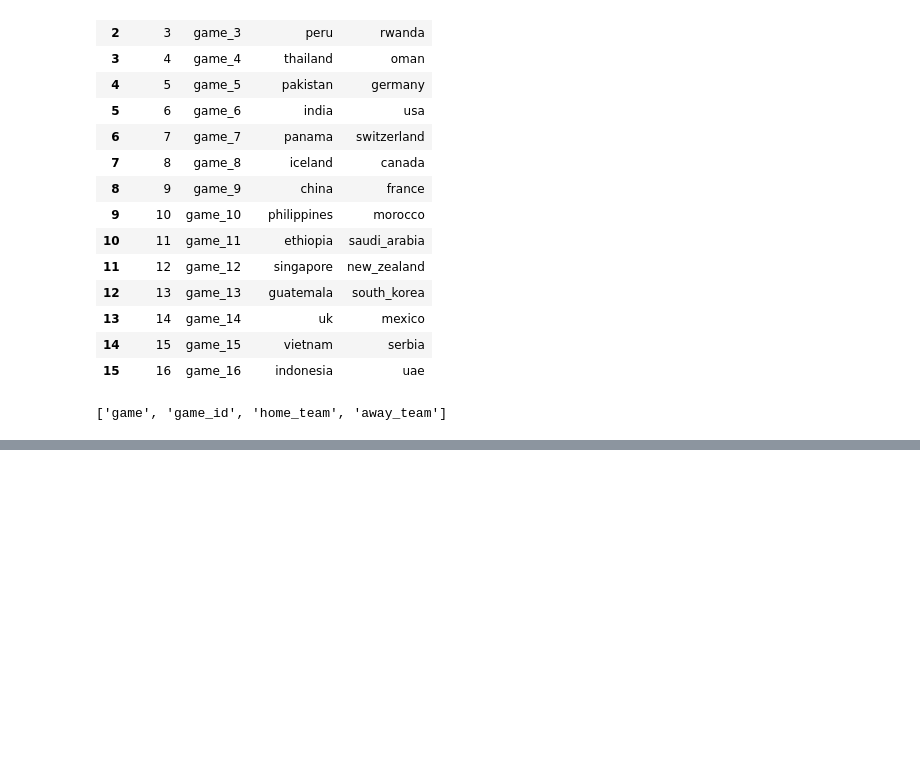
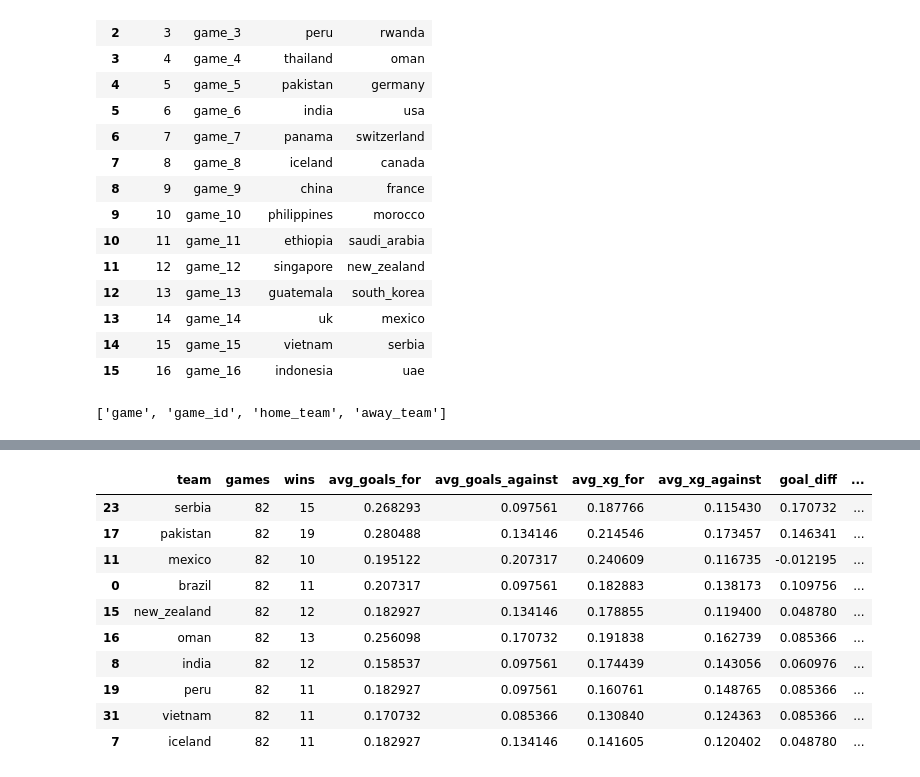
Before and after one commit to Krishnapabbu17/Wharton-DS-Project, a Jupyter notebook: notebooks/01_eda.ipynb, the cells around one changed output, grey strips where cells are left out. Saved outputs shown, nothing was run; the diff lists cells and outputs as text; code cells hidden in the pictures; blank space fills up the shorter version.

```diff
--- a/notebooks/01_eda.ipynb
+++ b/notebooks/01_eda.ipynb
@@ -133,0 +153,15 @@ matchups.columns.tolist()
+# %%
+# Replace "game_id" if needed
+game_cols = ["game_id", "home_team", "away_team",
+             "home_goals", "away_goals",
+             "home_xg", "away_xg"]
+
+games = (
+    whl
+    .sort_values("game_id")
+    .drop_duplicates("game_id")
+    [game_cols]
+    .copy()
+)
+
+games.head()
@@ -133,0 +233,22 @@ matchups.columns.tolist()
+# %%
+team_table["strength_score"] = (
+    0.5 * team_table["xg_diff"] +
+    0.3 * team_table["goal_diff"] +
+    0.2 * team_table["win_pct"]
+)
+
+power_rankings = team_table.sort_values("strength_score", ascending=False)
+
+power_rankings.head(10)
+# %% [output]
+|  | team | games | wins | avg_goals_for | avg_goals_against | avg_xg_for | avg_xg_against | goal_diff | ... |
+| 23 | serbia | 82 | 15 | 0.268293 | 0.097561 | 0.187766 | 0.115430 | 0.170732 | ... |
+| 17 | pakistan | 82 | 19 | 0.280488 | 0.134146 | 0.214546 | 0.173457 | 0.146341 | ... |
+| 11 | mexico | 82 | 10 | 0.195122 | 0.207317 | 0.240609 | 0.116735 | -0.012195 | ... |
+| 0 | brazil | 82 | 11 | 0.207317 | 0.097561 | 0.182883 | 0.138173 | 0.109756 | ... |
+| 15 | new_zealand | 82 | 12 | 0.182927 | 0.134146 | 0.178855 | 0.119400 | 0.048780 | ... |
+| 16 | oman | 82 | 13 | 0.256098 | 0.170732 | 0.191838 | 0.162739 | 0.085366 | ... |
+| 8 | india | 82 | 12 | 0.158537 | 0.097561 | 0.174439 | 0.143056 | 0.060976 | ... |
+| 19 | peru | 82 | 11 | 0.182927 | 0.097561 | 0.160761 | 0.148765 | 0.085366 | ... |
+| 31 | vietnam | 82 | 11 | 0.170732 | 0.085366 | 0.130840 | 0.124363 | 0.085366 | ... |
+| 7 | iceland | 82 | 11 | 0.182927 | 0.134146 | 0.141605 | 0.120402 | 0.048780 | ... |
```
Also changed, not shown: parts of 8 cells of this notebook.
